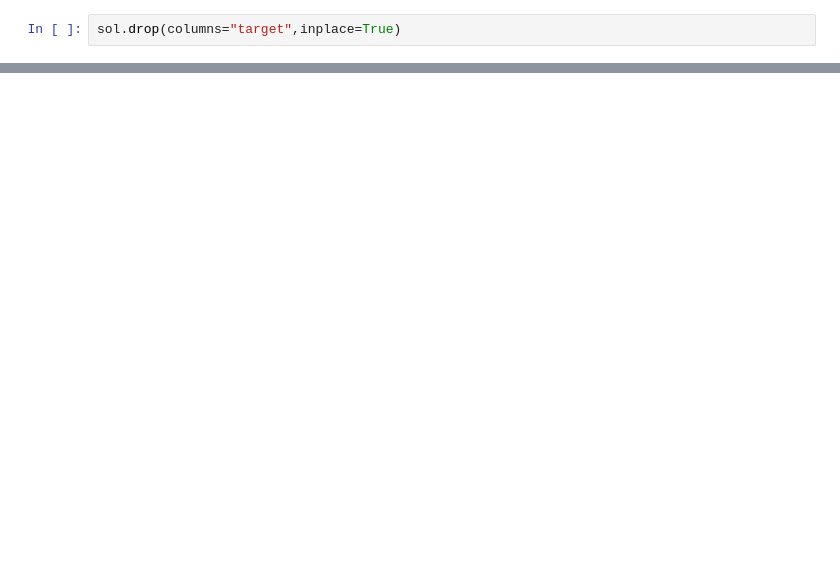
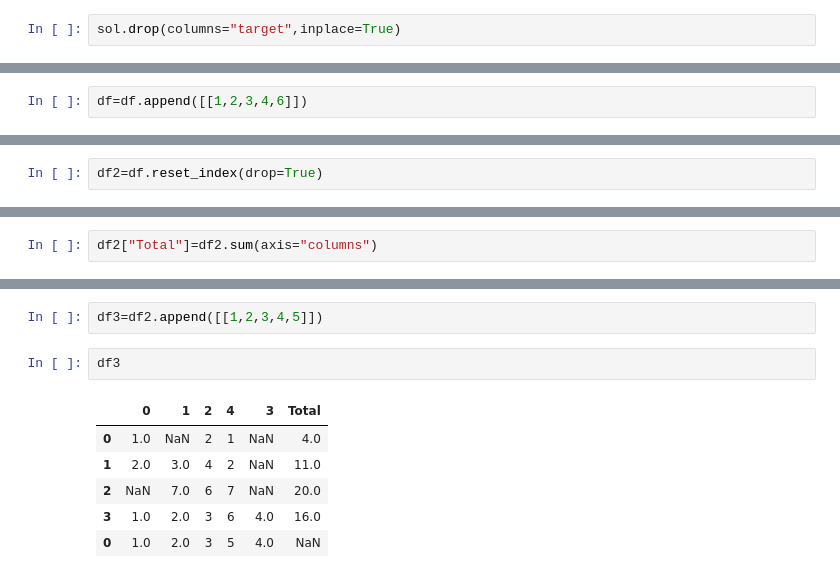
Before and after one commit to jsanz81/Bootcamp_Abril2023, a Jupyter notebook: Librerias/pandas.ipynb, the cells around one changed output, grey strips where cells are left out. Cells and saved outputs as stored; diff of their text form; blank space fills up the shorter version.

```diff
--- a/Librerias/pandas.ipynb
+++ b/Librerias/pandas.ipynb
@@ -490,0 +705,2 @@ sol
+# %%
+df=df.append([[1,2,3,4,6]])
@@ -490,0 +715,2 @@ sol
+# %%
+df2=df.reset_index(drop=True)
@@ -490,0 +753,2 @@ sol
+# %%
+df2["Total"]=df2.sum(axis="columns")
@@ -490,0 +797,11 @@ sol
+# %%
+df3=df2.append([[1,2,3,4,5]])
+# %%
+df3
+# %% [output]
+|  | 0 | 1 | 2 | 4 | 3 | Total |
+| 0 | 1.0 | NaN | 2 | 1 | NaN | 4.0 |
+| 1 | 2.0 | 3.0 | 4 | 2 | NaN | 11.0 |
+| 2 | NaN | 7.0 | 6 | 7 | NaN | 20.0 |
+| 3 | 1.0 | 2.0 | 3 | 6 | 4.0 | 16.0 |
+| 0 | 1.0 | 2.0 | 3 | 5 | 4.0 | NaN |
```
Also changed, not shown: parts of 49 cells of this notebook, 1 other file.
